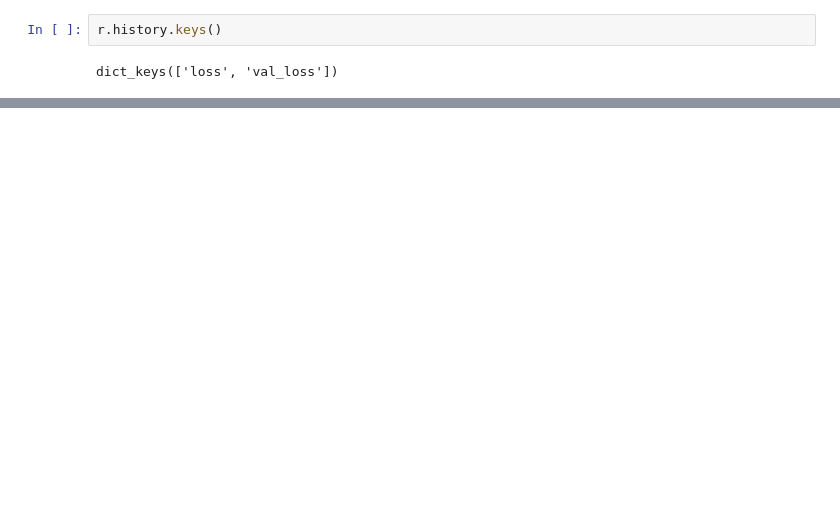
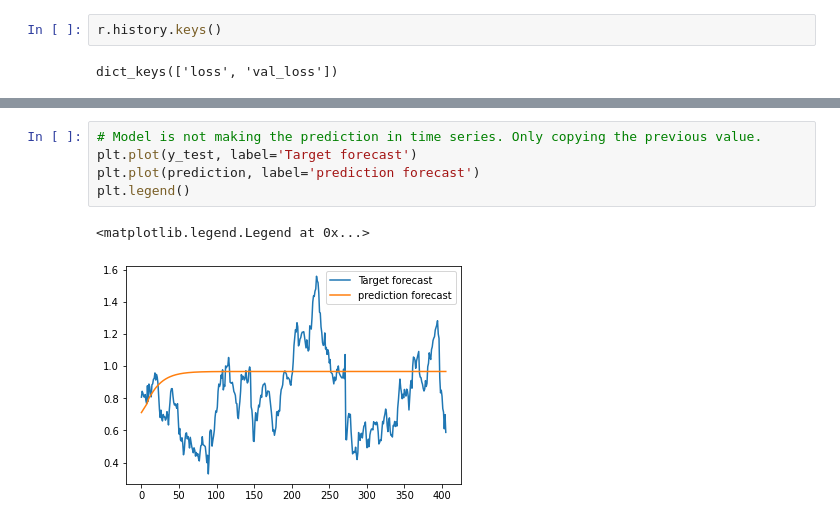
Before and after one commit to YasirHabib/Tensorflow-2.0-Deep-Learning-and-Artificial-Intelligence, a Jupyter notebook: stock_returns_RNN.ipynb, the cells around one changed output, grey strips where cells are left out. Cells and saved outputs as stored; diff of their text form; blank space fills up the shorter version.

```diff
--- a/stock_returns_RNN.ipynb
+++ b/stock_returns_RNN.ipynb
@@ -205,0 +224,8 @@ plt.show()
+# %%
+# Model is not making the prediction in time series. Only copying the previous value.
+plt.plot(y_test, label='Target forecast')
+plt.plot(prediction, label='prediction forecast')
+plt.legend()
+# %% [output]
+<matplotlib.legend.Legend at 0x...>
+[figure, added]
```
Also changed, not shown: parts of 4 cells of this notebook.
